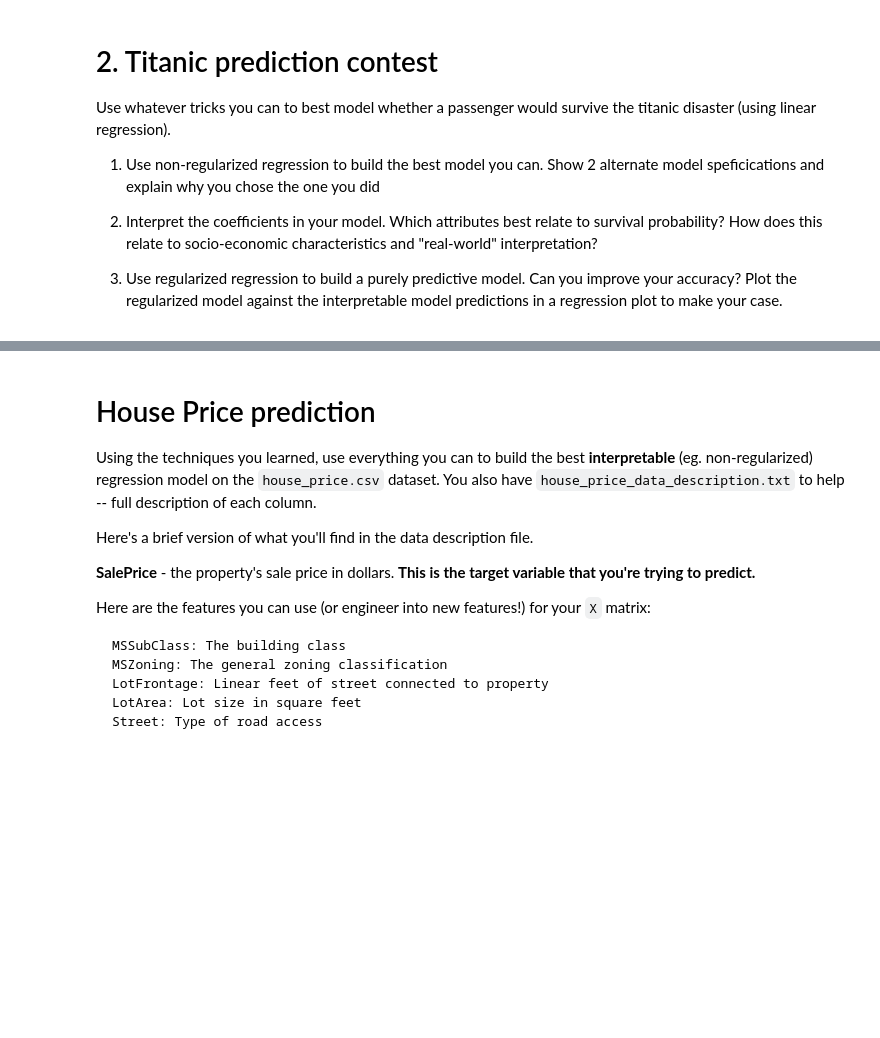
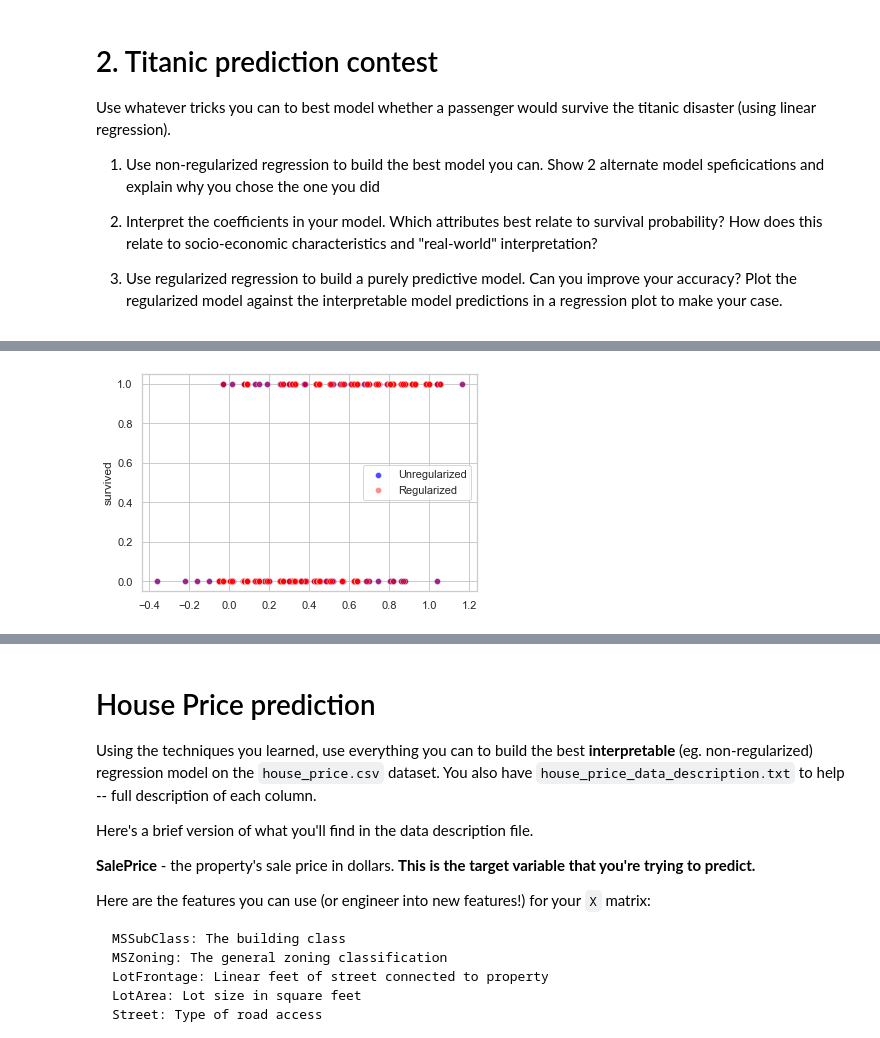
Before and after one commit to cb-ds-1/m3-3-engineering-regression, a Jupyter notebook: workshop.ipynb, the cells around one changed output, grey strips where cells are left out. Drawn from its saved outputs; the diff is of its cells as text; code cells hidden in the pictures; blank space fills up the shorter version.

```diff
--- a/workshop.ipynb
+++ b/workshop.ipynb
@@ -20,0 +335,12 @@ Use whatever tricks you can to best model whether a passenger would survive the
+# %%
+#Model 3
+
+y = titanic.survived
+
+#Drop high p-values
+X = titanic.drop(['survived','embarked_Q','embarked_S','fare','male'],axis=1)
+X = sm.add_constant(X)
+
+est = sm.OLS(y,X).fit(cov_type='HC2')
+
+est.summary()
@@ -20,0 +373,62 @@ Use whatever tricks you can to best model whether a passenger would survive the
+# %%
+# 2.3 Use regularized regression to build a purely predictive model. Can you improve your accuracy?
+#Plot the regularized model against the interpretable model predictions in a regression plot to make your case.
+
+
+#Ridge regression helps the model a little bit but not much. I was able to improve my accuracy by categorizing age
+# into three groups, children, elderly, active adults. Children younger than 7 and adults aged 43 and older are
+# the 'elderly' and the rest are dopped. This helps the model have a better fit with an adjusted R-squared of .443.
+# also when looking at ridge vs lasso there's not much change that's happening but ridge has a slightly higher score.
+# .448 non adjusted R-squared even compared to elastic net.
+from sklearn.metrics import r2_score
+
+titanic = sns.load_dataset('titanic')#.copy()
+
+titanic.drop(['deck','class','alive','embark_town','who'],axis=1,inplace=True)
+
+titanic.dropna(inplace=True)
+titanic.reset_index(inplace=True,drop=True)
+
+#Keep second line of sex
+titanic['sex'] = pd.get_dummies(titanic['sex'],drop_first=True)
+titanic[['embarked_Q','embarked_S']] = pd.get_dummies(titanic['embarked'],drop_first=True)#rename new cols
+titanic.drop('embarked',inplace=True,axis=1)#Drop redundancy
+titanic.alone = titanic.alone.astype(int)# Bool convert to int 0/1
+titanic.adult_male = titanic.adult_male.astype(int)
+
+
+#Set age group categories. Adjust to make age group better fitting
+#Normalize: bc most df is between 0,1 age and fare would blow up compared to rest & received v small coefs
+titanic['kid'] = 0 #Create a col of 0
+titanic['kid'][titanic['age'] < 7] = 1 #Assign
+titanic['elder'] = 0
+titanic['elder'][titanic['age'] >= 43] = 1
+
+#max_fare = titanic.fare.max()
+#titanic.fare = titanic.fare/max_fare
+
+#Drop cols that with high p values
+titanic.drop(['age','embarked_Q','embarked_S','fare','sex'],axis=1,inplace=True)
+
+#set
+y = titanic.survived
+
+X = titanic.drop('survived',axis=1)
+X = sm.add_constant(X)
+
+est = sm.OLS(y,X).fit(cov_type='HC2')
+est_ridge = sm.OLS(y,X).fit_regularized(L1_wt=0) #L1_wt 0: ridge fit, 1: lasso fit, or method='elastic_net'
+
+y_hat = est.predict(X) #predict without ridge
+y_hat_ridge = est_ridge.predict(X) #Predict X values with ridge
+
+
+#Plot the regularized vs unregularized models
+sns.set_style("whitegrid")
+sns.scatterplot(x=y_hat,y=y,color='blue',alpha=.7,label='Unregularized')
+#Can also set x to est.fittedvalues? or est_ridge.fittedvalues...
+sns.scatterplot(x=y_hat_ridge,y=y,color='red',alpha=.45,label='Regularized')
+plt.show()
+
+r2_score(y,y_hat_ridge),est.summary()
+# %% [output]
@@ -20,0 +443 @@ Use whatever tricks you can to best model whether a passenger would survive the
+[figure, added]
```
Also changed, not shown: parts of 23 cells of this notebook.
